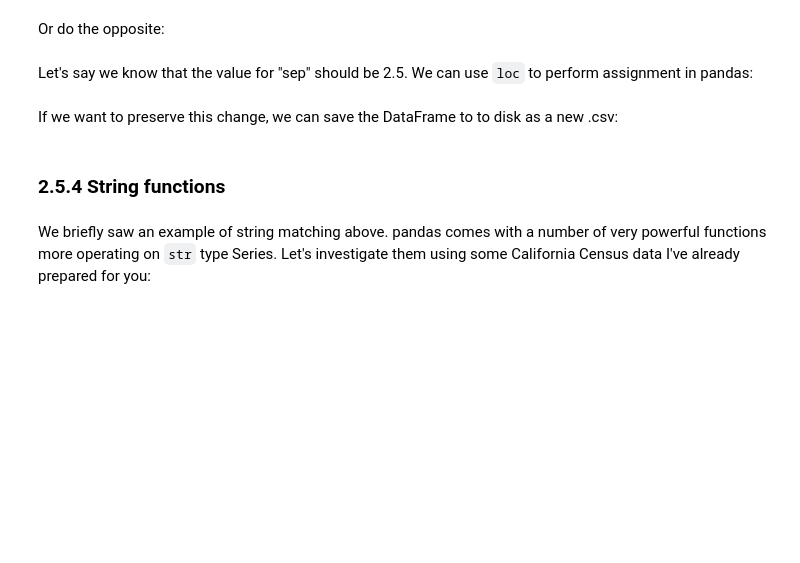
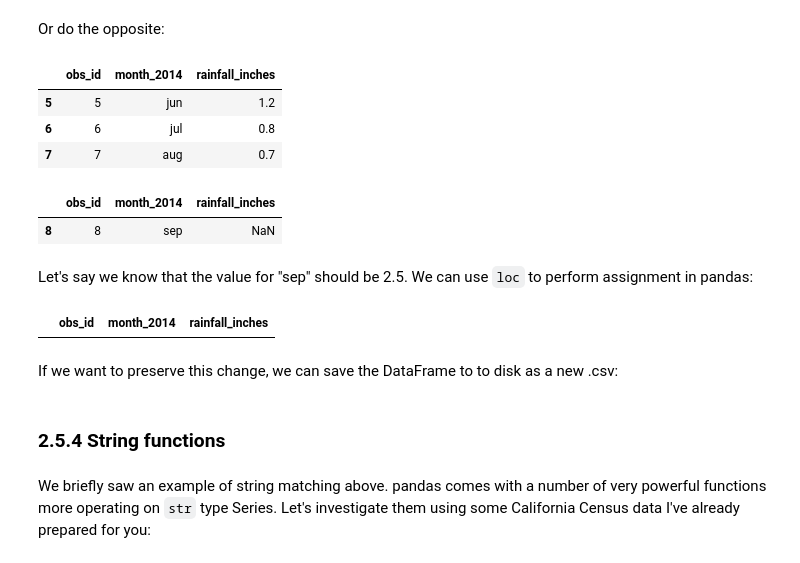
Before and after one commit to daisybellelewis/CYPLAN255, a Jupyter notebook: notebooks/lecture_07_scientific_python.ipynb, the cells around one changed output. Saved outputs shown, nothing was run; the diff lists cells and outputs as text; code cells hidden in the pictures; blank space fills up the shorter version.

```diff
--- a/notebooks/lecture_07_scientific_python.ipynb
+++ b/notebooks/lecture_07_scientific_python.ipynb
@@ -576,12 +848,25 @@ df[df['rainfall_inches'].notnull()]
 # %% [markdown]
 Or do the opposite:
+# %%
+df = df.reset_index()
+df[df['obs_id'].isin([5,6,7])]
+# %% [output]
+|  | obs_id | month_2014 | rainfall_inches |
+| 5 | 5 | jun | 1.2 |
+| 6 | 6 | jul | 0.8 |
+| 7 | 7 | aug | 0.7 |
 # %%
 df[df['rainfall_inches'].isnull()]
+# %% [output]
+|  | obs_id | month_2014 | rainfall_inches |
+| 8 | 8 | sep | NaN |
 # %% [markdown]
 Let's say we know that the value for "sep" should be 2.5. We can use `loc` to perform assignment in pandas:
 # %%
 df.loc[df['month_2014'] == 'sep', 'rainfall_inches'] = 2.5  # boolean row-index + label-based col index
 df[df['rainfall_inches'].isnull()]
+# %% [output]
+|  | obs_id | month_2014 | rainfall_inches |
 # %% [markdown]
 If we want to preserve this change, we can save the DataFrame to to disk as a new .csv:
 # %%
```
Also changed, not shown: parts of 104 cells of this notebook, 3 other files.
